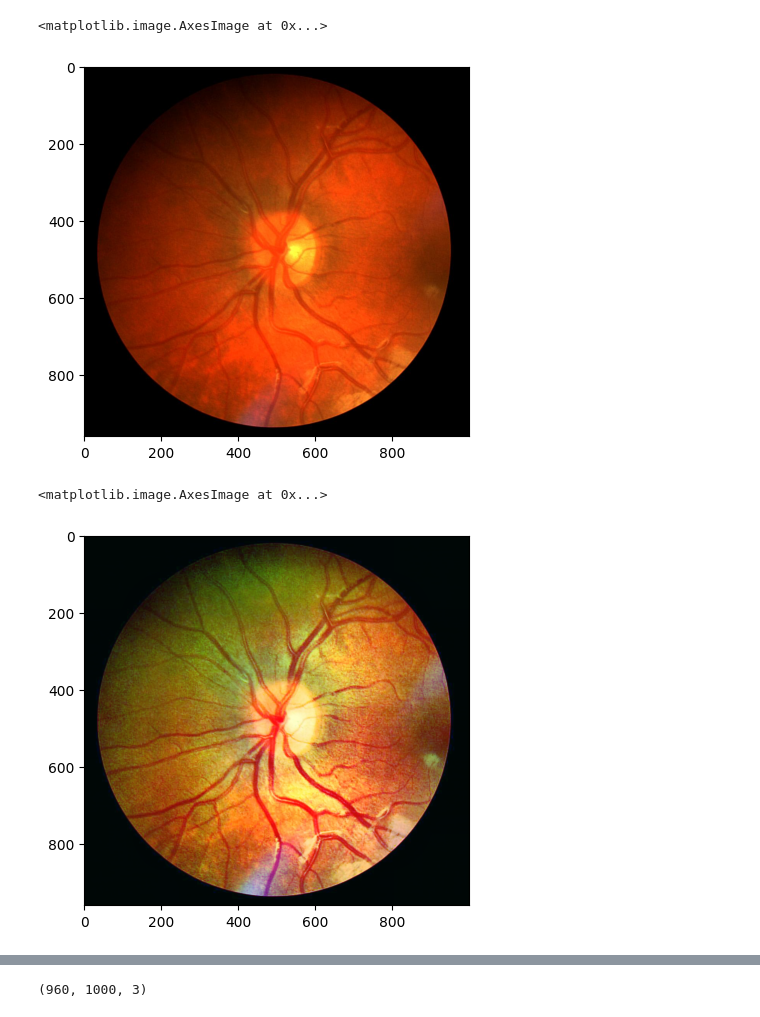
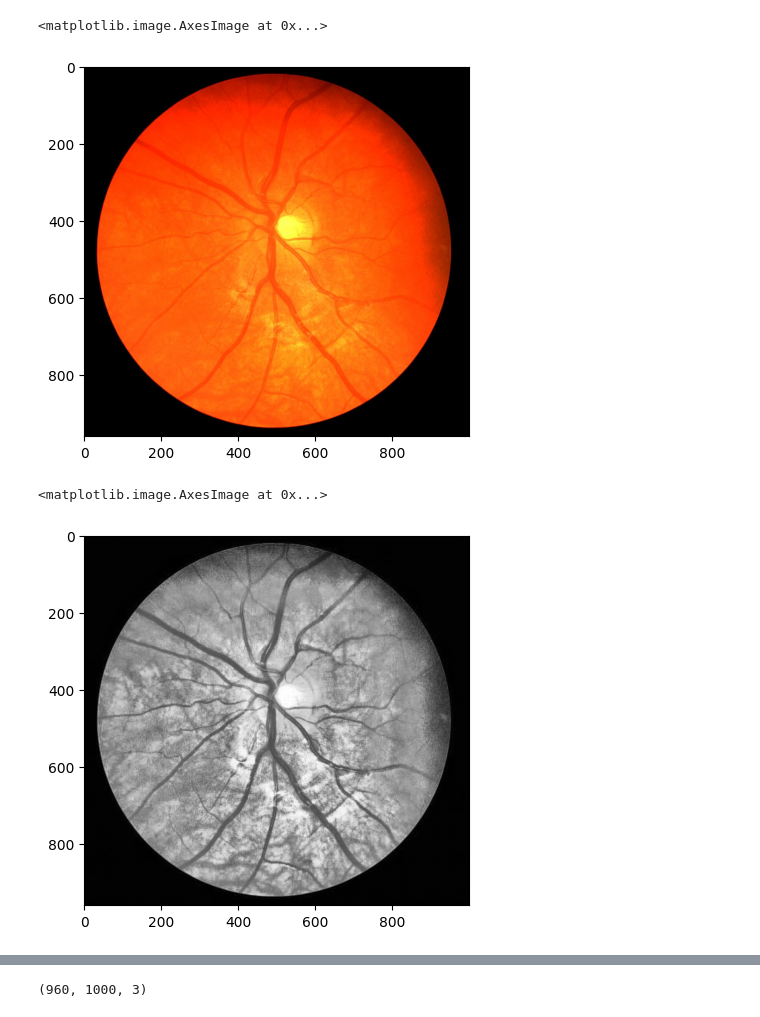
Before and after one commit to HuaTanSang/Retinal-vessels-segmentation-workspace, a Jupyter notebook: notebooks/Duy/tmp.ipynb, the cells around one changed output, grey strips where cells are left out. Cells and saved outputs as stored; diff of their text form; code cells hidden in the pictures.

```diff
--- a/notebooks/Duy/tmp.ipynb
+++ b/notebooks/Duy/tmp.ipynb
@@ -4,7 +4,7 @@ from PIL import Image
 import matplotlib.pyplot as plt
 import numpy as np
 # %%
-image_path = '/home/duypham/NCKH/Retinal-vessels-segmentation/data/CHASEDB_1/test/images/Image_12L.jpg'
+image_path = '/home/duypham/NCKH/Retinal-vessels-segmentation/data/CHASEDB_1/test/images/Image_11L.jpg'
 # %%
 img = np.array(Image.open(image_path).convert('RGB'))
 # %%
@@ -26,16 +26,17 @@ from utils import *
 plt.imshow(img)
 # %% [output]
 <matplotlib.image.AxesImage at 0x...>
-[figure, old version]
+[figure, new version]
 # %%
-new_r=wiener(cv2.createCLAHE(20).apply(r).astype(np.float32)).astype(np.uint8)
-new_g=cv2.createCLAHE(6,(5,5)).apply(g.astype(np.uint8))
-new_b=wiener(cv2.createCLAHE(5.7,(8,8)).apply(b).astype(np.float32),5)
-new_img = np.array([r,new_g,new_b]).transpose(1,2,0).astype(np.uint8)
-plt.imshow(new_img)
+new_r=wiener(apply_gamma_correction(r,2).astype(np.uint8).astype(np.float32),12)
+new_g=cv2.createCLAHE(8,(12,12)).apply(g.astype(np.uint8))
+new_b=wiener(cv2.createCLAHE(6,(12,12)).apply(b).astype(np.float32),12)
+new_img = np.array([new_r,new_g,new_b]).transpose(1,2,0).astype(np.uint8)
+
+plt.imshow(convert_gray(new_img).clip(0,255).astype(np.uint8),cmap='gray')
 # %% [output]
 <matplotlib.image.AxesImage at 0x...>
-[figure, old version]
+[figure, new version]
 # %%
 import pywt
 def gamma_correction(image, gamma=1.5):
```
Also changed, not shown: parts of 6 cells of this notebook, 1 other file.
